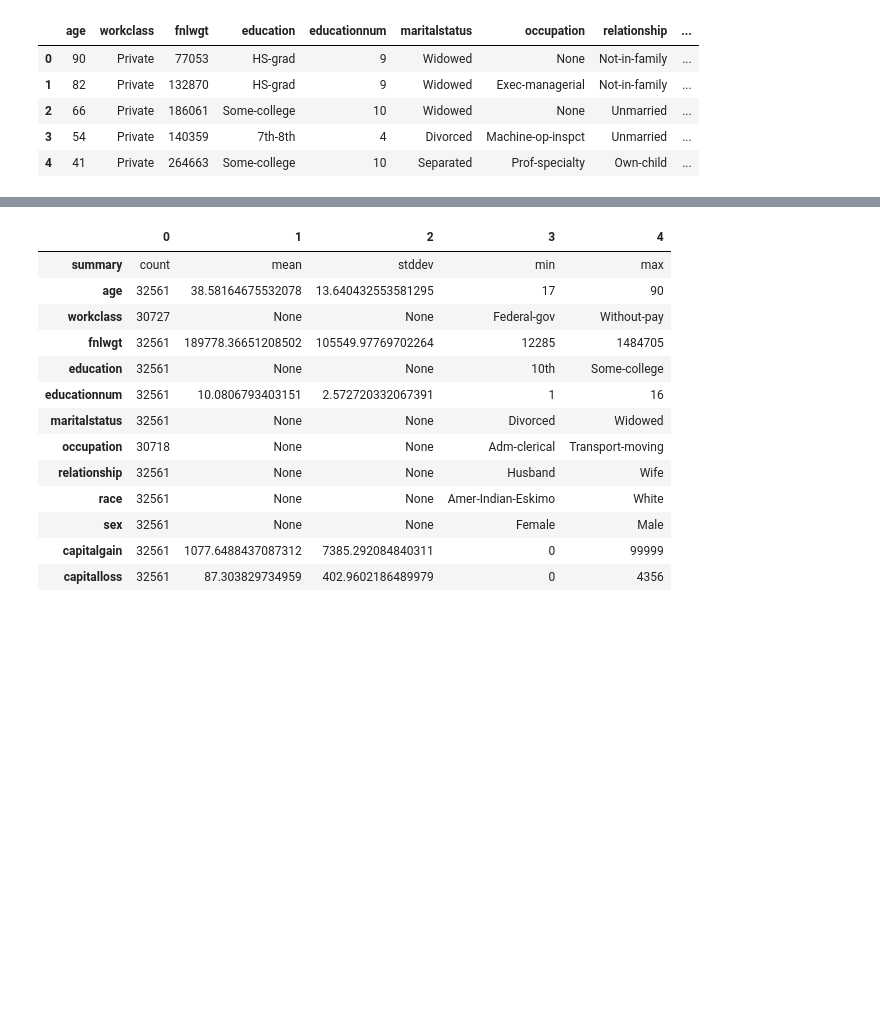
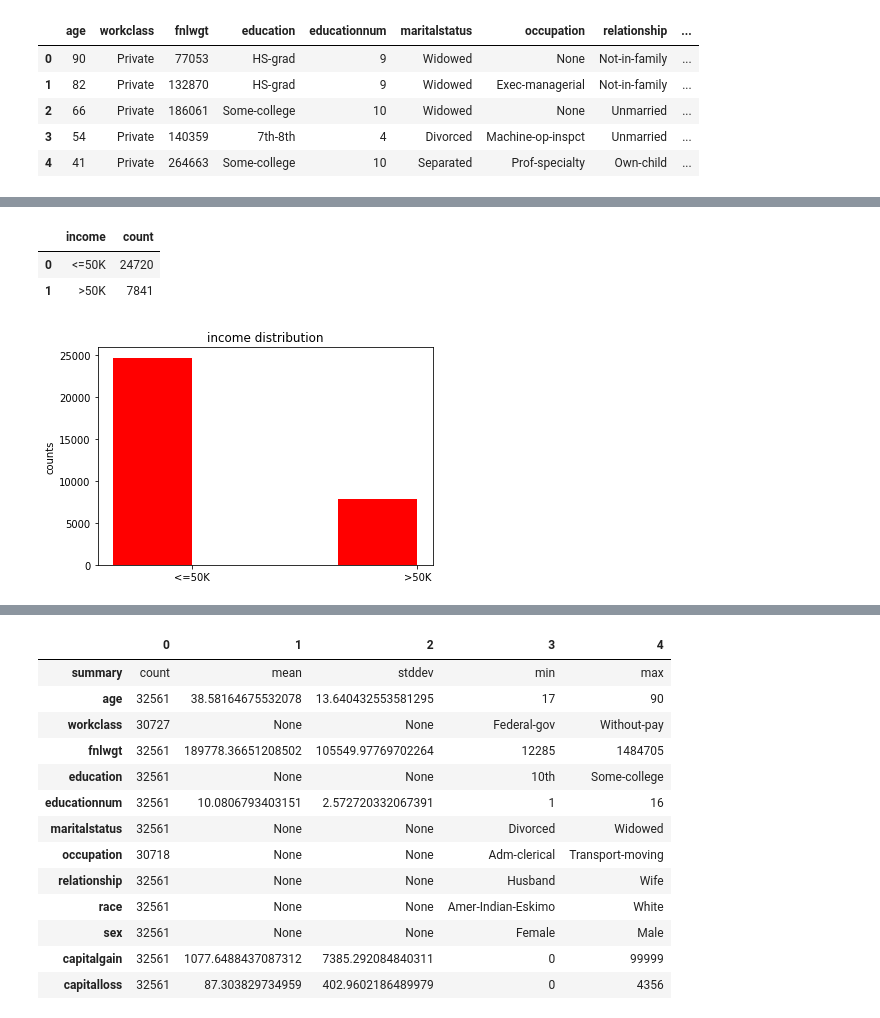
Before and after one commit to tingyuzhang123/Adult-income-level, a Jupyter notebook: Adult income level.ipynb, the cells around one changed output, grey strips where cells are left out. Drawn from its saved outputs; the diff is of its cells as text; code cells hidden in the pictures; blank space fills up the shorter version.

```diff
--- a/Adult income level.ipynb
+++ b/Adult income level.ipynb
@@ -72,0 +105,20 @@ root
+# %%
+%matplotlib inline
+
+responses = df.groupBy('income').count().collect()
+categories = [i[0] for i in responses]
+counts = [i[1] for i in responses]
+
+ind = np.array(range(len(categories)))
+width = 0.35
+plt.bar(ind, counts, width=width, color='r')
+
+plt.ylabel('counts')
+plt.title('income distribution')
+plt.xticks(ind + width/2., categories)
+df.groupby('income').count().toPandas()
+# %% [output]
+|  | income | count |
+| 0 | <=50K | 24720 |
+| 1 | >50K | 7841 |
+[figure, added]
```
Also changed, not shown: parts of 67 cells of this notebook.
